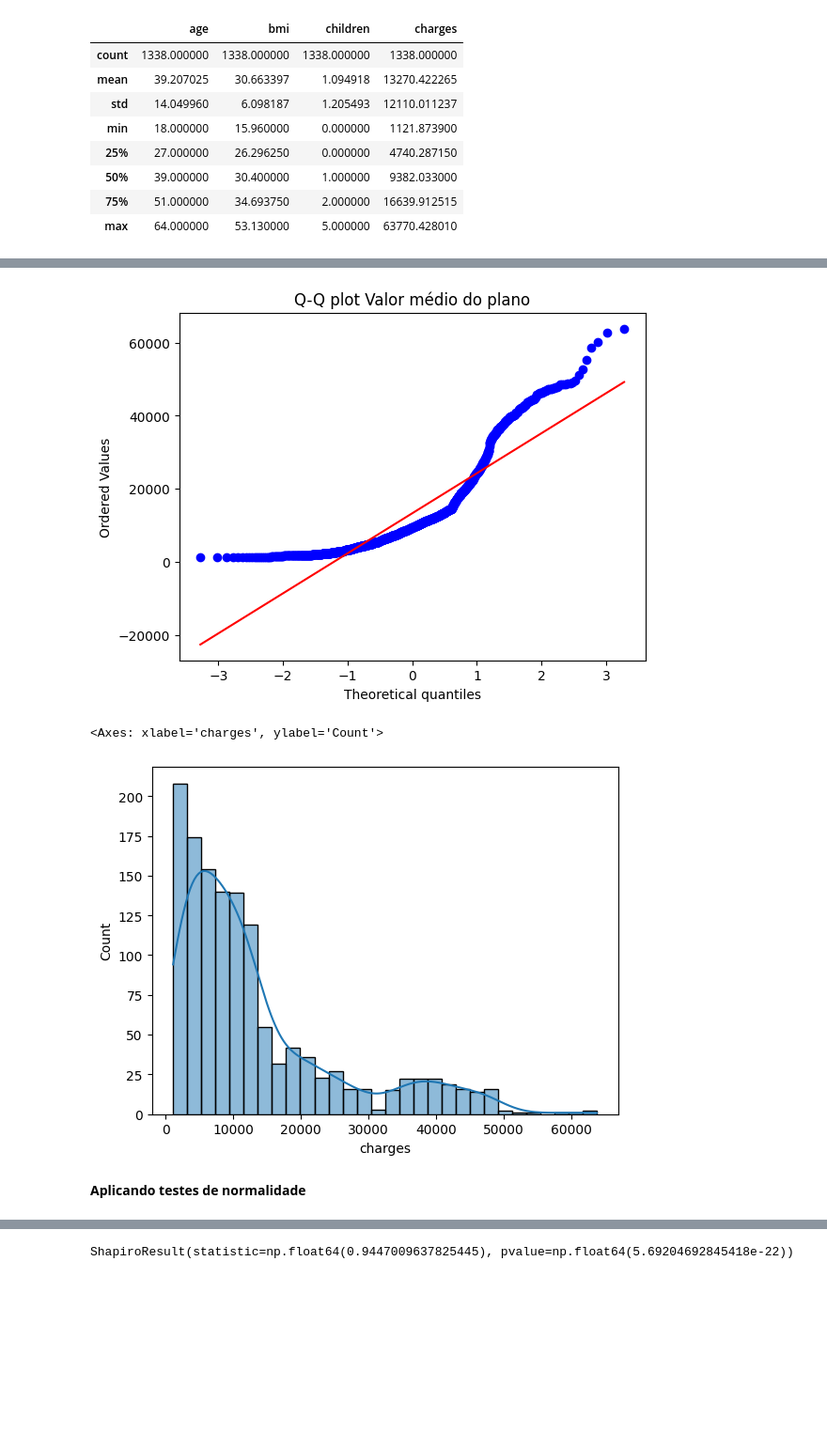
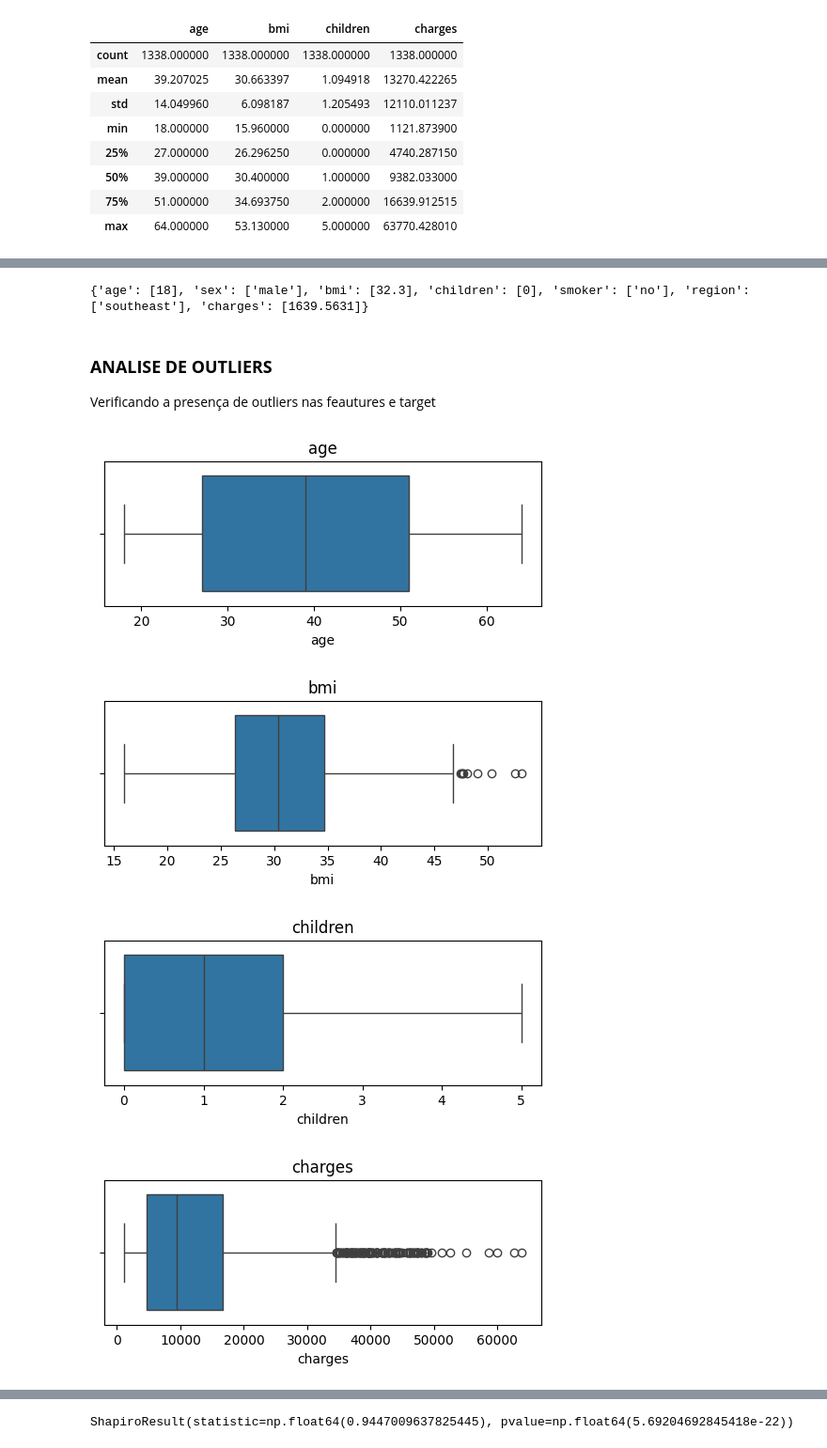
Before and after one commit to Rd-Brito13/Previsao-de-custos-de-seguro-de-saude, a Jupyter notebook: notebook/Regressor.ipynb, the cells around one changed output, grey strips where cells are left out. Shown at 94% size. Drawn from its saved outputs; the diff is of its cells as text; code cells hidden in the pictures; blank space fills up the shorter version.

Commit message:
Primeira etapa de mudanças no notebook, foi realizado algumas formações e introduzido labels explicativos para cada seção no notebook

```diff
--- a/notebook/Regressor.ipynb
+++ b/notebook/Regressor.ipynb
@@ -234,13 +130,26 @@ sns.histplot(dados, x = 'children', bins = 30,kde = True, stat= 'count')
-# %%
-#muita dispersão da reta, inclusive nas pontas, não indica normalidade
-sts.probplot(dados.charges, dist = 'norm', plot = plt)
-plt.title('Q-Q plot Valor médio do plano');
-# %% [output]
-[figure, removed]
-# %%
-sns.histplot(dados, x = 'charges', bins = 30,kde = True, stat= 'count')
-# %% [output]
-<Axes: xlabel='charges', ylabel='Count'>
-[figure, removed]
-# %% [markdown]
-**Aplicando testes de normalidade**
+# %%
+# MODA DAS VARIAVEIS
+modas = {}
+for coluna in dados:
+  moda = statistics.multimode(dados[coluna])
+  modas[coluna] = moda
+print(modas)
+# %% [output]
+{'age': [18], 'sex': ['male'], 'bmi': [32.3], 'children': [0], 'smoker': ['no'], 'region': ['southeast'], 'charges': [1639.5631]}
+# %% [markdown]
+### **ANALISE DE OUTLIERS** ###
+Verificando a presença de outliers nas feautures e target
+# %%
+# CRIA UM GRÁFICO COM CADA BOXPLOT DAS FEATURES NUMÉRICAS E TARGET
+fear = dados.select_dtypes(include="number")
+
+for colunas in fear.columns:
+    plt.figure(figsize=(6,2))
+    sns.boxplot(x=dados[colunas])
+    plt.title(colunas)
+    plt.show()
+# %% [output]
+[figure, added]
+[figure, added]
+[figure, added]
+[figure, added]
```
Also changed, not shown: parts of 44 cells of this notebook.
